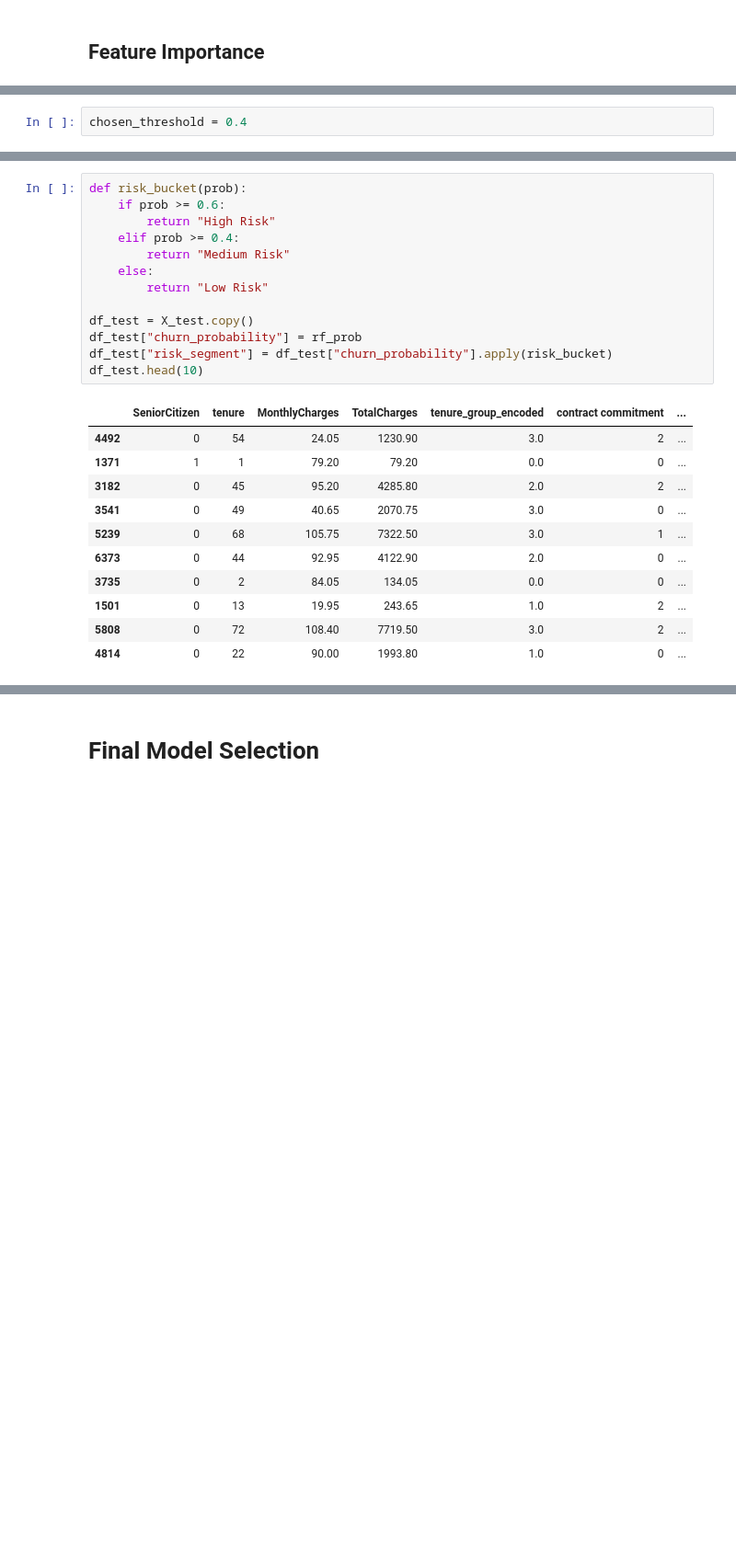
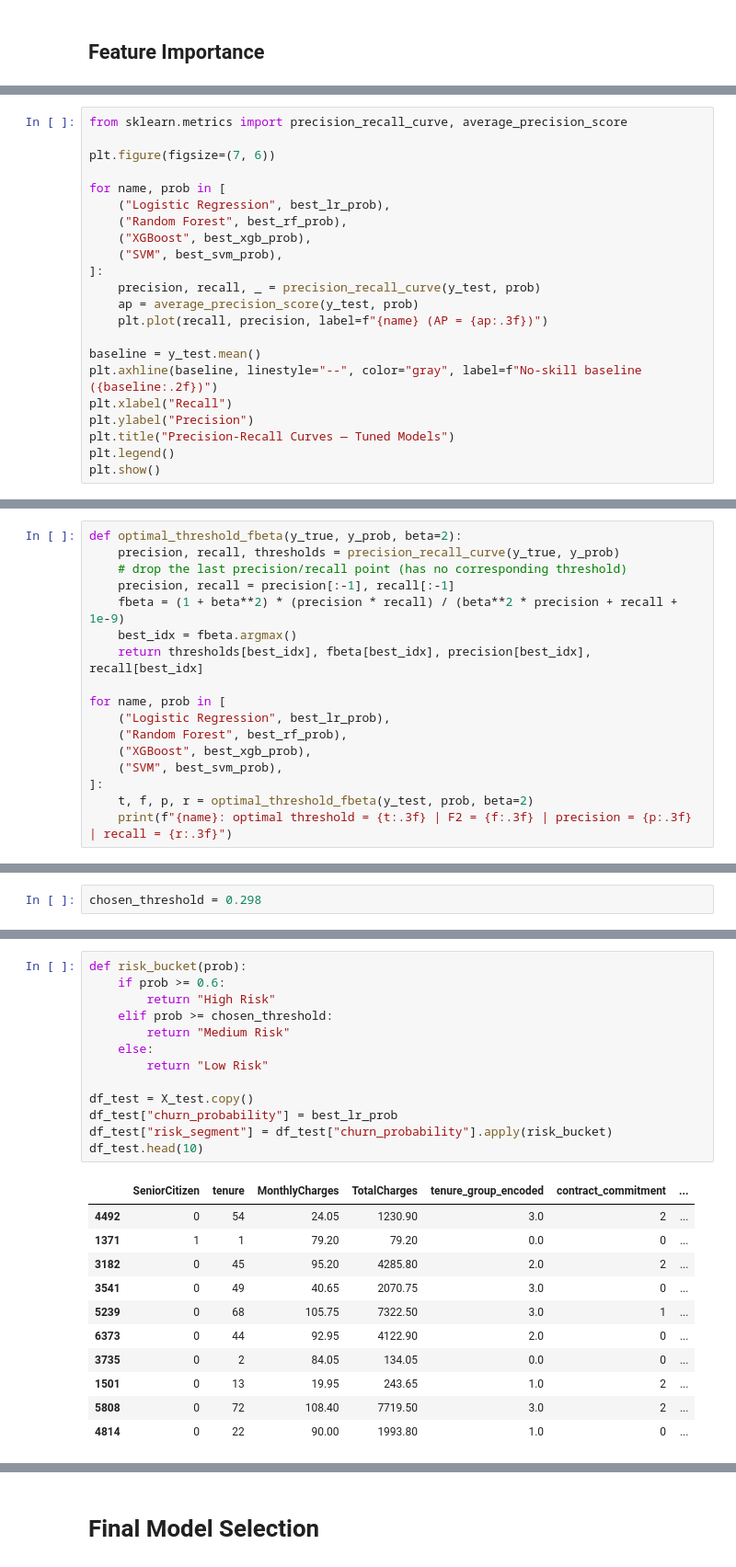
Before and after one commit to GranBan/granthbangard_ds_portfolio, a Jupyter notebook: Customer Churn and Retention Intelligence/Customer Churn & Retention.ipynb, the cells around one changed output, grey strips where cells are left out. Shown at 92% size. Drawn from its saved outputs; the diff is of its cells as text; blank space fills up the shorter version.

```diff
--- a/Customer Churn and Retention Intelligence/Customer Churn & Retention.ipynb
+++ b/Customer Churn and Retention Intelligence/Customer Churn & Retention.ipynb
@@ -460,0 +808,22 @@ df_rf_results
+# %%
+from sklearn.metrics import precision_recall_curve, average_precision_score
+
+plt.figure(figsize=(7, 6))
+
+for name, prob in [
+    ("Logistic Regression", best_lr_prob),
+    ("Random Forest", best_rf_prob),
+    ("XGBoost", best_xgb_prob),
+    ("SVM", best_svm_prob),
+]:
+    precision, recall, _ = precision_recall_curve(y_test, prob)
+    ap = average_precision_score(y_test, prob)
+    plt.plot(recall, precision, label=f"{name} (AP = {ap:.3f})")
+
+baseline = y_test.mean()
+plt.axhline(baseline, linestyle="--", color="gray", label=f"No-skill baseline ({baseline:.2f})")
+plt.xlabel("Recall")
+plt.ylabel("Precision")
+plt.title("Precision-Recall Curves — Tuned Models")
+plt.legend()
+plt.show()
@@ -460,0 +840,17 @@ df_rf_results
+# %%
+def optimal_threshold_fbeta(y_true, y_prob, beta=2):
+    precision, recall, thresholds = precision_recall_curve(y_true, y_prob)
+    # drop the last precision/recall point (has no corresponding threshold)
+    precision, recall = precision[:-1], recall[:-1]
+    fbeta = (1 + beta**2) * (precision * recall) / (beta**2 * precision + recall + 1e-9)
+    best_idx = fbeta.argmax()
+    return thresholds[best_idx], fbeta[best_idx], precision[best_idx], recall[best_idx]
+
+for name, prob in [
+    ("Logistic Regression", best_lr_prob),
+    ("Random Forest", best_rf_prob),
+    ("XGBoost", best_xgb_prob),
+    ("SVM", best_svm_prob),
+]:
+    t, f, p, r = optimal_threshold_fbeta(y_test, prob, beta=2)
+    print(f"{name}: optimal threshold = {t:.3f} | F2 = {f:.3f} | precision = {p:.3f} | recall = {r:.3f}")
@@ -463,2 +932,2 @@ df_rf_results
 # %%
-chosen_threshold = 0.4
+chosen_threshold = 0.298
@@ -467,18 +1079,18 @@ chosen_threshold = 0.4
 # %%
 def risk_bucket(prob):
     if prob >= 0.6:
         return "High Risk"
-    elif prob >= 0.4:
+    elif prob >= chosen_threshold:
         return "Medium Risk"
     else:
         return "Low Risk"
 
 df_test = X_test.copy()
-df_test["churn_probability"] = rf_prob
+df_test["churn_probability"] = best_lr_prob
 df_test["risk_segment"] = df_test["churn_probability"].apply(risk_bucket)
 df_test.head(10)
 # %% [output]
-|  | SeniorCitizen | tenure | MonthlyCharges | TotalCharges | tenure_group_encoded | contract commitment | ... |
+|  | SeniorCitizen | tenure | MonthlyCharges | TotalCharges | tenure_group_encoded | contract_commitment | ... |
 | 4492 | 0 | 54 | 24.05 | 1230.90 | 3.0 | 2 | ... |
 | 1371 | 1 | 1 | 79.20 | 79.20 | 0.0 | 0 | ... |
 | 3182 | 0 | 45 | 95.20 | 4285.80 | 2.0 | 2 | ... |
```
Also changed, not shown: parts of 120 cells of this notebook.
